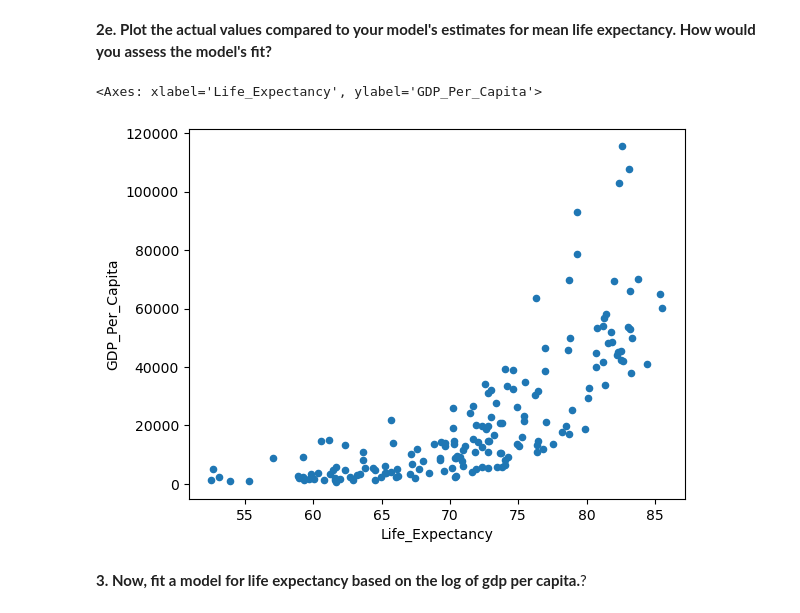
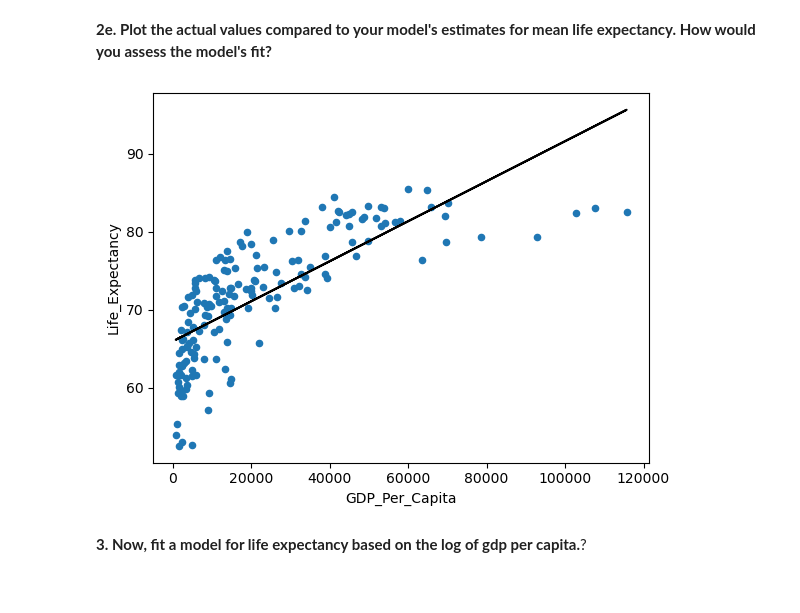
Before and after one commit to nss-data-science-cohort-8/un-linear-regression-Mythical-clj, a Jupyter notebook: notebooks/un-linear-regression-clj.ipynb, the cells around one changed output. Saved outputs shown, nothing was run; the diff lists cells and outputs as text; code cells hidden in the pictures.

```diff
--- a/notebooks/un-linear-regression-clj.ipynb
+++ b/notebooks/un-linear-regression-clj.ipynb
@@ -175,14 +176,15 @@ gdp_lin_2021.params
 Intercept                     65.949870
 I(GDP_Per_Capita / 100000)    25.689175
 dtype: float64
+# %%
+gdp_lin_2021 = smf.ols("Life_Expectancy ~ I(GDP_Per_Capita / 1000)", data=gdp_le_2021).fit()
 # %% [markdown]
 **2e. Plot the actual values compared to your model's estimates for mean life expectancy. How would you assess the model's fit?**
-# %%
-gdp_le_2021.plot(kind='scatter', x='Life_Expectancy', y='GDP_Per_Capita')
-#plt.plot(gdp_le_2021['GDP_Per_Capita'], gdp_lin_2021.fittedvalues, color='black');
-# %% [output]
-<Axes: xlabel='Life_Expectancy', ylabel='GDP_Per_Capita'>
-[figure, removed]
+# %%
+gdp_le_2021.plot(kind='scatter', x='GDP_Per_Capita', y='Life_Expectancy')
+plt.plot(gdp_le_2021['GDP_Per_Capita'], gdp_lin_2021.fittedvalues, color = 'black');
+# %% [output]
+[figure, added]
 # %% [markdown]
 **3. Now, fit a model for life expectancy based on the log of gdp per capita.**?
 # %%
```
Also changed, not shown: parts of 15 cells of this notebook.
